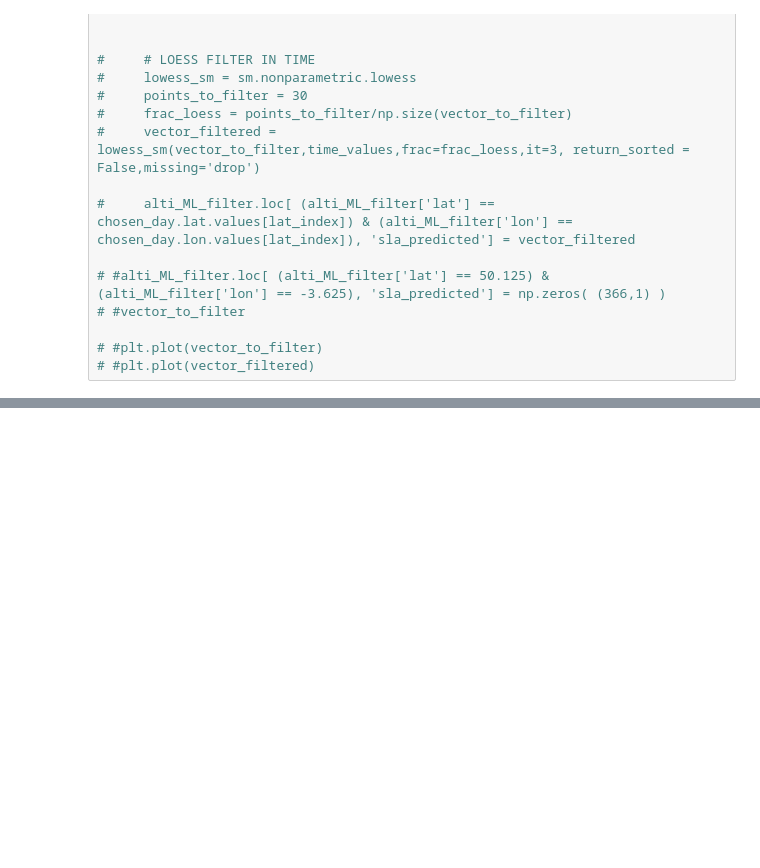
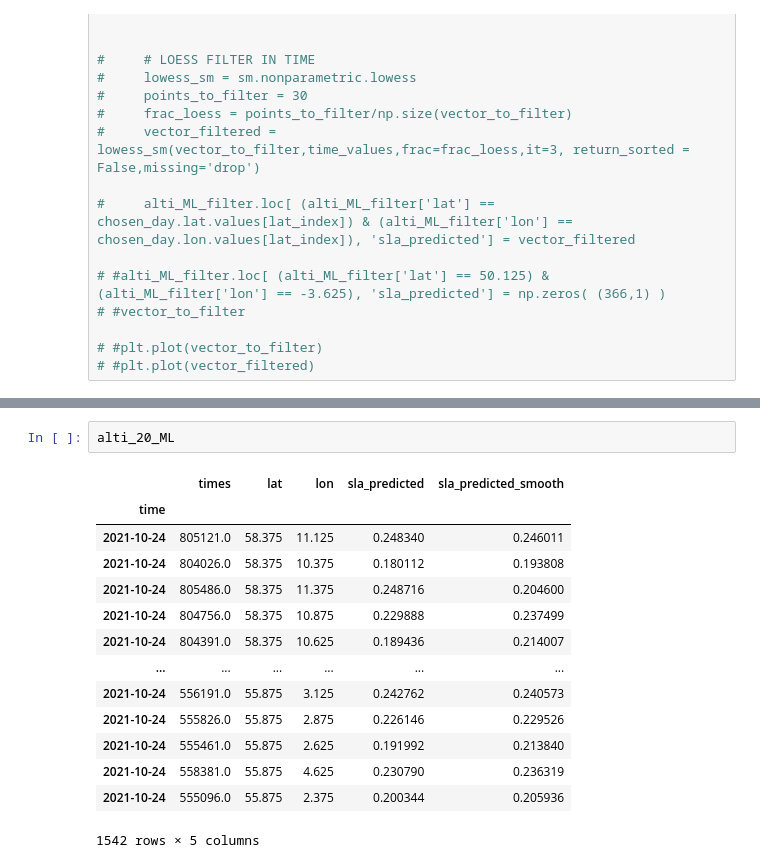
Before and after one commit to ne62rut/machine_learning_altimetry_validation, a Jupyter notebook: plot_dailymapsexample.ipynb, the cells around one changed output, grey strips where cells are left out. Cells and saved outputs as stored; diff of their text form; blank space fills up the shorter version.

```diff
--- a/plot_dailymapsexample.ipynb
+++ b/plot_dailymapsexample.ipynb
@@ -180,0 +181,17 @@ single_plot(alti_20_cmems,min_sl,max_sl,2,fig,'CMEMS')
+# %%
+alti_20_ML
+# %% [output]
+|  | times | lat | lon | sla_predicted | sla_predicted_smooth |
+| time |  |  |  |  |  |
+| 2021-10-24 | 805121.0 | 58.375 | 11.125 | 0.248340 | 0.246011 |
+| 2021-10-24 | 804026.0 | 58.375 | 10.375 | 0.180112 | 0.193808 |
+| 2021-10-24 | 805486.0 | 58.375 | 11.375 | 0.248716 | 0.204600 |
+| 2021-10-24 | 804756.0 | 58.375 | 10.875 | 0.229888 | 0.237499 |
+| 2021-10-24 | 804391.0 | 58.375 | 10.625 | 0.189436 | 0.214007 |
+| ... | ... | ... | ... | ... | ... |
+| 2021-10-24 | 556191.0 | 55.875 | 3.125 | 0.242762 | 0.240573 |
+| 2021-10-24 | 555826.0 | 55.875 | 2.875 | 0.226146 | 0.229526 |
+| 2021-10-24 | 555461.0 | 55.875 | 2.625 | 0.191992 | 0.213840 |
+| 2021-10-24 | 558381.0 | 55.875 | 4.625 | 0.230790 | 0.236319 |
+| 2021-10-24 | 555096.0 | 55.875 | 2.375 | 0.200344 | 0.205936 |
+1542 rows × 5 columns
```
Also changed, not shown: parts of 2 cells of this notebook, 6 other files.
